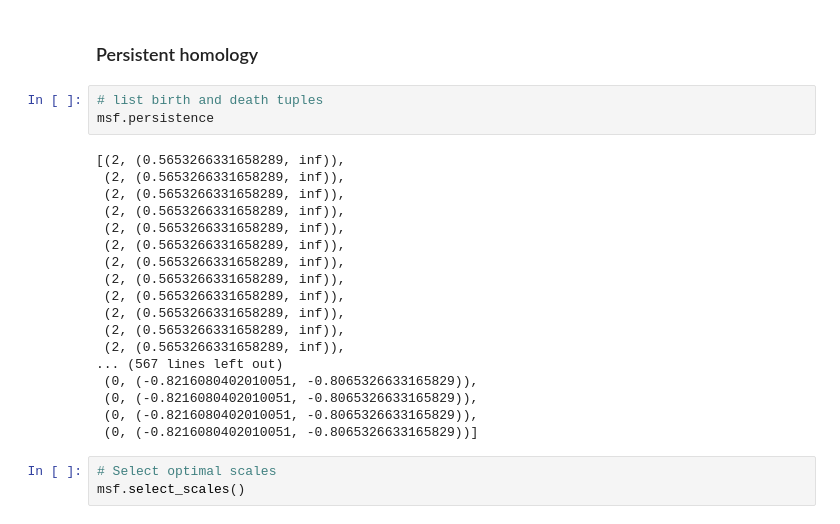
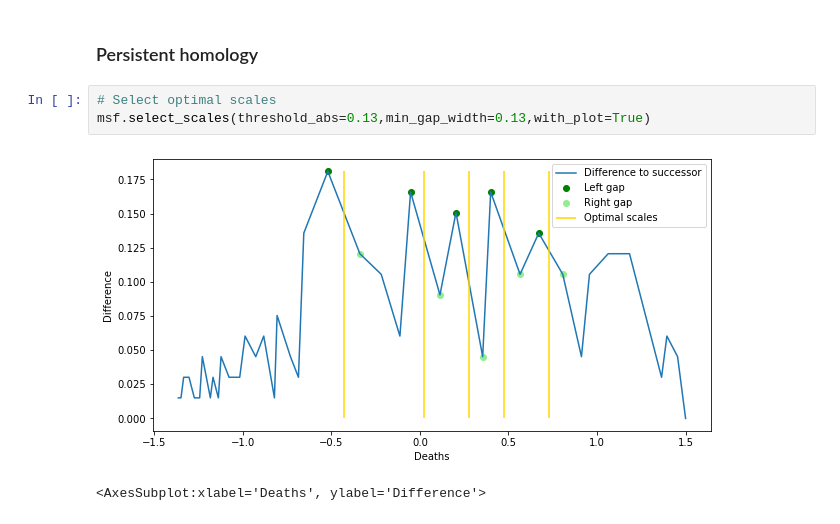
Before and after one commit to barahona-research-group/MCF, a Jupyter notebook: notebooks/220426_Erdos_Renyi.ipynb, the cells around one changed output. Saved outputs shown, nothing was run; the diff lists cells and outputs as text.

```diff
--- a/notebooks/220426_Erdos_Renyi.ipynb
+++ b/notebooks/220426_Erdos_Renyi.ipynb
@@ -141,29 +129,11 @@ for i, ax in enumerate(axes.flat):
 # %% [markdown]
 ### Persistent homology
-# %%
-# list birth and death tuples
-msf.persistence
-# %% [output]
-[(2, (0.5653266331658289, inf)),
- (2, (0.5653266331658289, inf)),
- (2, (0.5653266331658289, inf)),
- (2, (0.5653266331658289, inf)),
- (2, (0.5653266331658289, inf)),
- (2, (0.5653266331658289, inf)),
- (2, (0.5653266331658289, inf)),
- (2, (0.5653266331658289, inf)),
- (2, (0.5653266331658289, inf)),
- (2, (0.5653266331658289, inf)),
- (2, (0.5653266331658289, inf)),
- (2, (0.5653266331658289, inf)),
-... (567 lines left out)
- (0, (-0.8216080402010051, -0.8065326633165829)),
- (0, (-0.8216080402010051, -0.8065326633165829)),
- (0, (-0.8216080402010051, -0.8065326633165829)),
- (0, (-0.8216080402010051, -0.8065326633165829))]
 # %%
 # Select optimal scales
-msf.select_scales()
+msf.select_scales(threshold_abs=0.13,min_gap_width=0.13,with_plot=True)
+# %% [output]
+[figure, added]
+<AxesSubplot:xlabel='Deaths', ylabel='Difference'>
 # %%
 msf.optimal_scales
 # %% [output]
```
Also changed, not shown: parts of 6 cells of this notebook, 12 other files.
